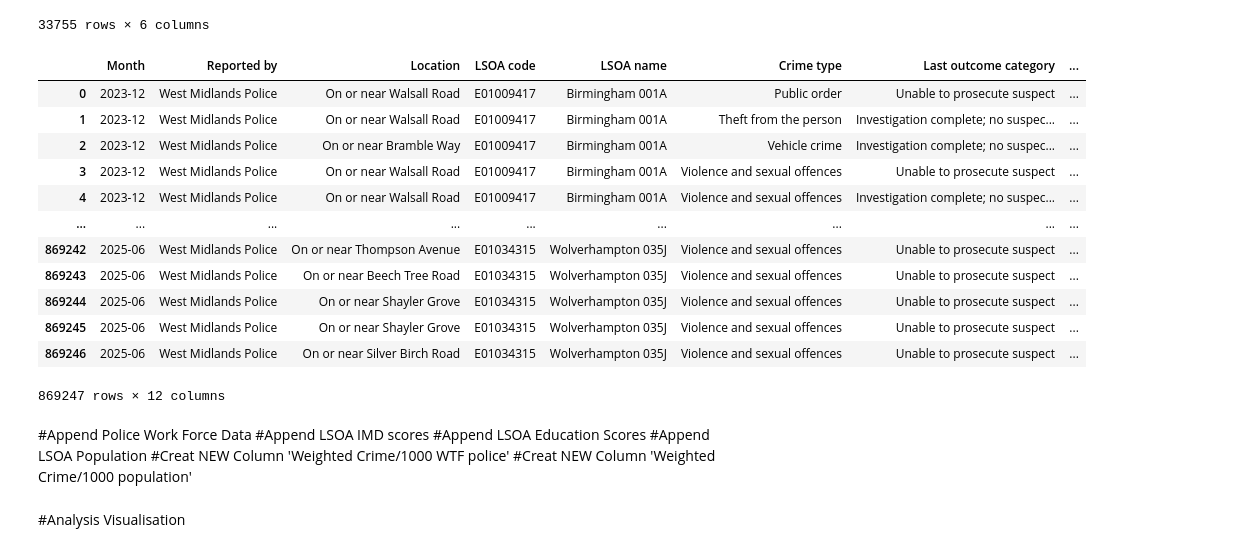
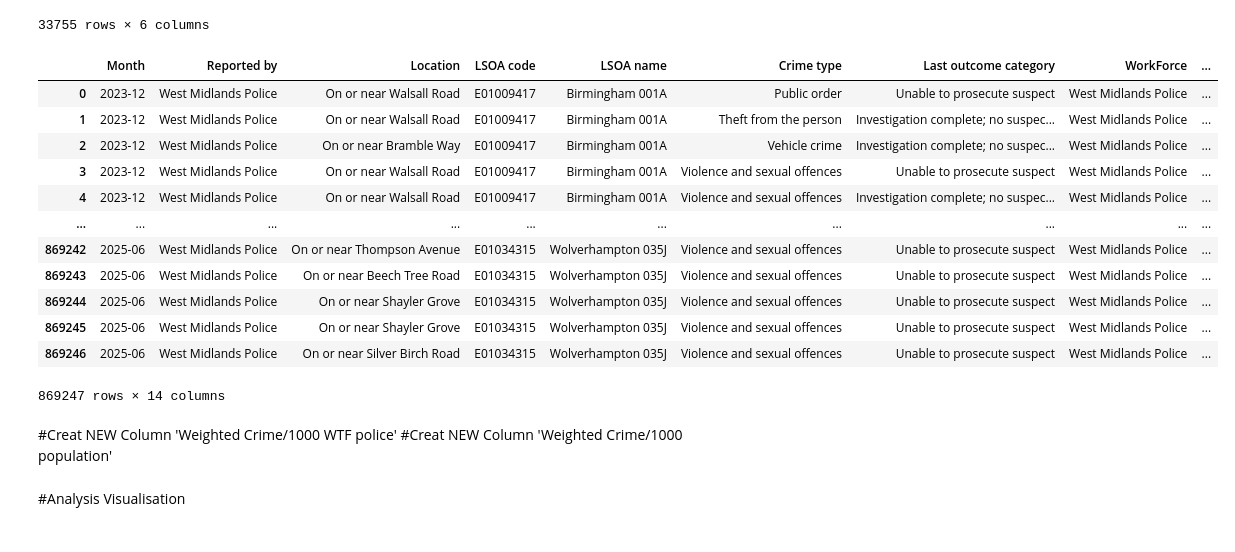
Before and after one commit to zhangwiki86-soton/L7---Data-Analysis-and-Visualisation, a Jupyter notebook: DRAFT Test Glob.ipynb, the cells around one changed output. Saved outputs shown, nothing was run; the diff lists cells and outputs as text; code cells hidden in the pictures.

```diff
--- a/DRAFT Test Glob.ipynb
+++ b/DRAFT Test Glob.ipynb
@@ -326,0 +325,6 @@ dtype: int64
+# %%
+FTE={
+    'Reported by': ['West Midlands Police', 'Staffordshire Police'],
+        'Police FTE': ['8027',	'1998']}
+WorkForceFTE = pd.DataFrame(FTE)
+WorkForceFTE
@@ -376,27 +389,26 @@ LSOAdataclean
 | 33754 | E01035762 | 24000 | 25268 | 27768 | 27632 | ... |
 33755 rows × 6 columns
 # %%
-DataMerge=pd.merge(CleanData,LSOAdataclean,on='LSOA code',how='left')
+#Merge LSOA data
+DataMerge1=pd.merge(CleanData,LSOAdataclean,on='LSOA code',how='left')
+#Merge workforce data
+DataMerge=pd.merge(DataMerge1,WorkForceFTE,on='Reported by',how='left')
 DataMerge
 # %% [output]
-|  | Month | Reported by | Location | LSOA code | LSOA name | Crime type | Last outcome category | ... |
-| 0 | 2023-12 | West Midlands Police | On or near Walsall Road | E01009417 | Birmingham 001A | Public order | Unable to prosecute suspect | ... |
-| 1 | 2023-12 | West Midlands Police | On or near Walsall Road | E01009417 | Birmingham 001A | Theft from the person | Investigation complete; no suspec... | ... |
-| 2 | 2023-12 | West Midlands Police | On or near Bramble Way | E01009417 | Birmingham 001A | Vehicle crime | Investigation complete; no suspec... | ... |
-| 3 | 2023-12 | West Midlands Police | On or near Walsall Road | E01009417 | Birmingham 001A | Violence and sexual offences | Unable to prosecute suspect | ... |
-| 4 | 2023-12 | West Midlands Police | On or near Walsall Road | E01009417 | Birmingham 001A | Violence and sexual offences | Investigation complete; no suspec... | ... |
-| ... | ... | ... | ... | ... | ... | ... | ... | ... |
-| 869242 | 2025-06 | West Midlands Police | On or near Thompson Avenue | E01034315 | Wolverhampton 035J | Violence and sexual offences | Unable to prosecute suspect | ... |
-| 869243 | 2025-06 | West Midlands Police | On or near Beech Tree Road | E01034315 | Wolverhampton 035J | Violence and sexual offences | Unable to prosecute suspect | ... |
-| 869244 | 2025-06 | West Midlands Police | On or near Shayler Grove | E01034315 | Wolverhampton 035J | Violence and sexual offences | Unable to prosecute suspect | ... |
-| 869245 | 2025-06 | West Midlands Police | On or near Shayler Grove | E01034315 | Wolverhampton 035J | Violence and sexual offences | Unable to prosecute suspect | ... |
-| 869246 | 2025-06 | West Midlands Police | On or near Silver Birch Road | E01034315 | Wolverhampton 035J | Violence and sexual offences | Unable to prosecute suspect | ... |
+|  | Month | Reported by | Location | LSOA code | LSOA name | Crime type | Last outcome category | WorkForce | ... |
+| 0 | 2023-12 | West Midlands Police | On or near Walsall Road | E01009417 | Birmingham 001A | Public order | Unable to prosecute suspect | West Midlands Police | ... |
+| 1 | 2023-12 | West Midlands Police | On or near Walsall Road | E01009417 | Birmingham 001A | Theft from the person | Investigation complete; no suspec... | West Midlands Police | ... |
+| 2 | 2023-12 | West Midlands Police | On or near Bramble Way | E01009417 | Birmingham 001A | Vehicle crime | Investigation complete; no suspec... | West Midlands Police | ... |
+| 3 | 2023-12 | West Midlands Police | On or near Walsall Road | E01009417 | Birmingham 001A | Violence and sexual offences | Unable to prosecute suspect | West Midlands Police | ... |
+| 4 | 2023-12 | West Midlands Police | On or near Walsall Road | E01009417 | Birmingham 001A | Violence and sexual offences | Investigation complete; no suspec... | West Midlands Police | ... |
+| ... | ... | ... | ... | ... | ... | ... | ... | ... | ... |
+| 869242 | 2025-06 | West Midlands Police | On or near Thompson Avenue | E01034315 | Wolverhampton 035J | Violence and sexual offences | Unable to prosecute suspect | West Midlands Police | ... |
+| 869243 | 2025-06 | West Midlands Police | On or near Beech Tree Road | E01034315 | Wolverhampton 035J | Violence and sexual offences | Unable to prosecute suspect | West Midlands Police | ... |
+| 869244 | 2025-06 | West Midlands Police | On or near Shayler Grove | E01034315 | Wolverhampton 035J | Violence and sexual offences | Unable to prosecute suspect | West Midlands Police | ... |
+| 869245 | 2025-06 | West Midlands Police | On or near Shayler Grove | E01034315 | Wolverhampton 035J | Violence and sexual offences | Unable to prosecute suspect | West Midlands Police | ... |
+| 869246 | 2025-06 | West Midlands Police | On or near Silver Birch Road | E01034315 | Wolverhampton 035J | Violence and sexual offences | Unable to prosecute suspect | West Midlands Police | ... |
-869247 rows × 12 columns
+869247 rows × 14 columns
 # %% [markdown]
-#Append Police Work Force Data
-#Append LSOA IMD scores
-#Append LSOA Education Scores
-#Append LSOA Population
 #Creat NEW Column 'Weighted Crime/1000 WTF police'
 #Creat NEW Column 'Weighted Crime/1000 population'
 # %% [markdown]
```
Also changed, not shown: parts of 3 cells of this notebook.
